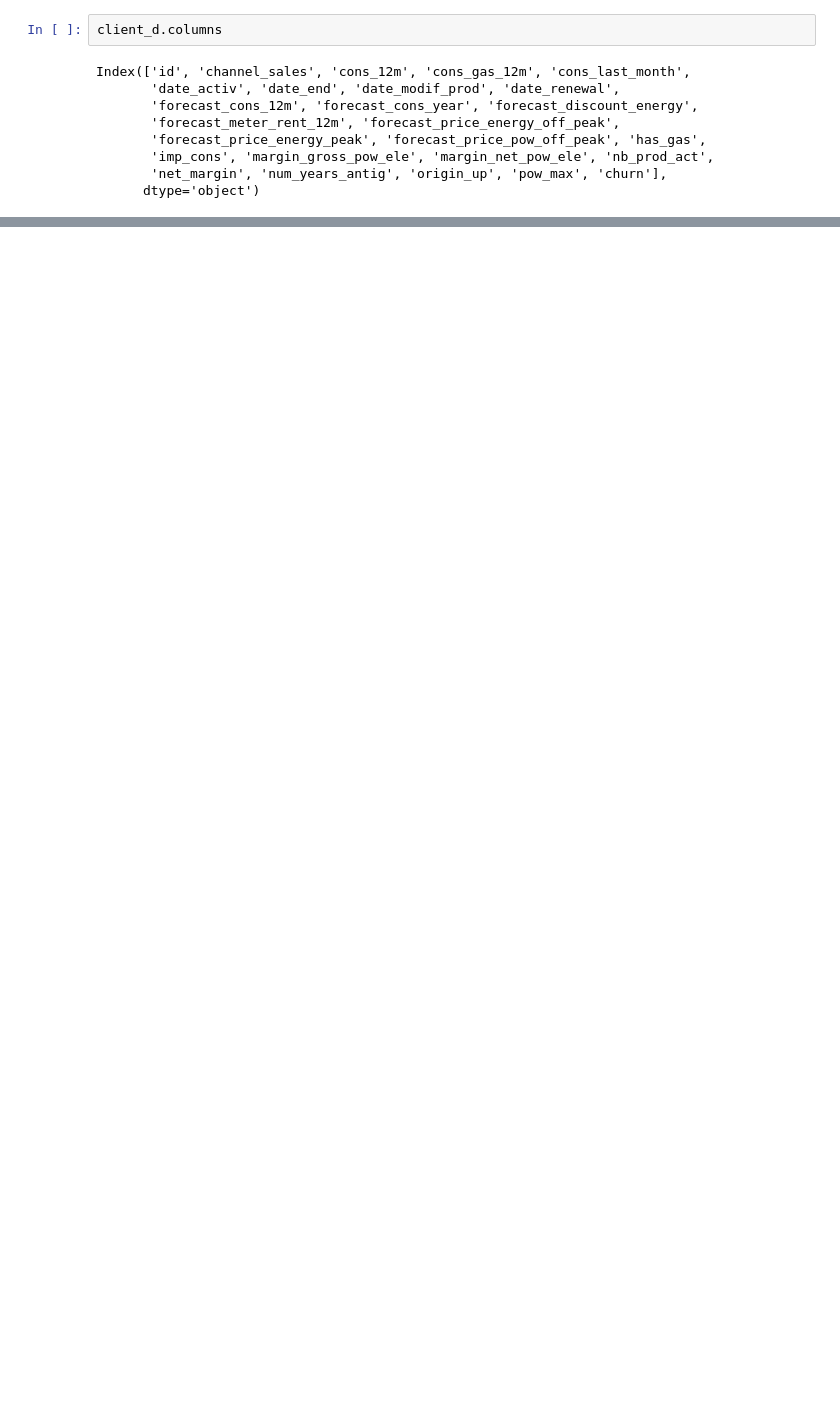
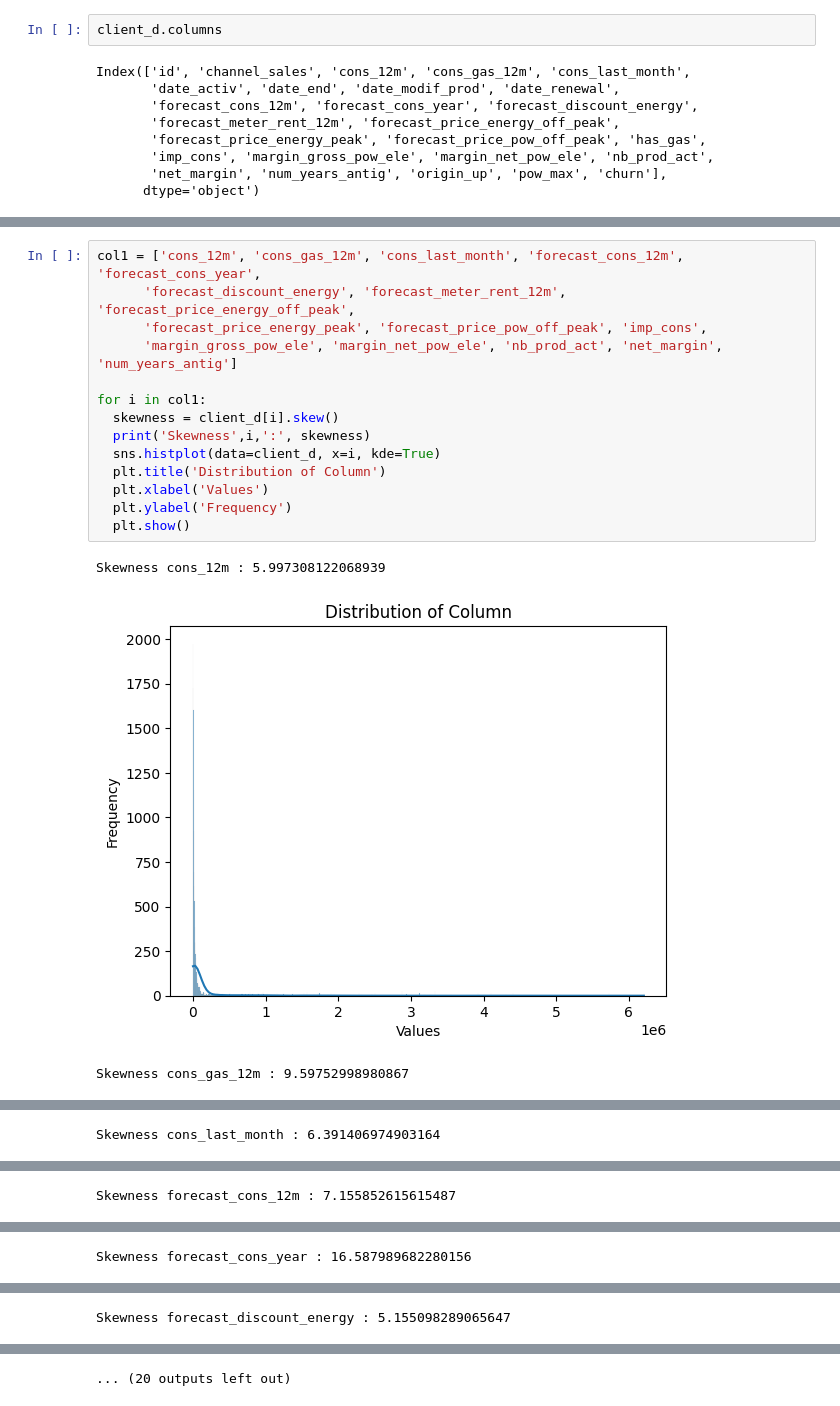
Before and after one commit to pi-mishra/BCG-Data-science-and-analytics-internship, a Jupyter notebook: BCG.ipynb, the cells around one changed output, grey strips where cells are left out. Saved outputs shown, nothing was run; the diff lists cells and outputs as text; blank space fills up the shorter version.

```diff
--- a/BCG.ipynb
+++ b/BCG.ipynb
@@ -421,0 +398,18 @@ plt.show()
+# %%
+col1 = ['cons_12m', 'cons_gas_12m', 'cons_last_month', 'forecast_cons_12m', 'forecast_cons_year',
+      'forecast_discount_energy', 'forecast_meter_rent_12m', 'forecast_price_energy_off_peak',
+      'forecast_price_energy_peak', 'forecast_price_pow_off_peak', 'imp_cons',
+      'margin_gross_pow_ele', 'margin_net_pow_ele', 'nb_prod_act', 'net_margin', 'num_years_antig']
+
+for i in col1:
+  skewness = client_d[i].skew()
+  print('Skewness',i,':', skewness)
+  sns.histplot(data=client_d, x=i, kde=True)
+  plt.title('Distribution of Column')
+  plt.xlabel('Values')
+  plt.ylabel('Frequency')
+  plt.show()
+# %% [output]
+Skewness cons_12m : 5.997308122068939
+[figure, added]
+Skewness cons_gas_12m : 9.59752998980867
@@ -421,0 +417 @@ plt.show()
+Skewness cons_last_month : 6.391406974903164
@@ -421,0 +419 @@ plt.show()
+Skewness forecast_cons_12m : 7.155852615615487
@@ -421,0 +421 @@ plt.show()
+Skewness forecast_cons_year : 16.587989682280156
@@ -421,0 +423 @@ plt.show()
+Skewness forecast_discount_energy : 5.155098289065647
@@ -421,0 +425 @@ plt.show()
+... (20 outputs left out)
```
Also changed, not shown: parts of 9 cells of this notebook.
